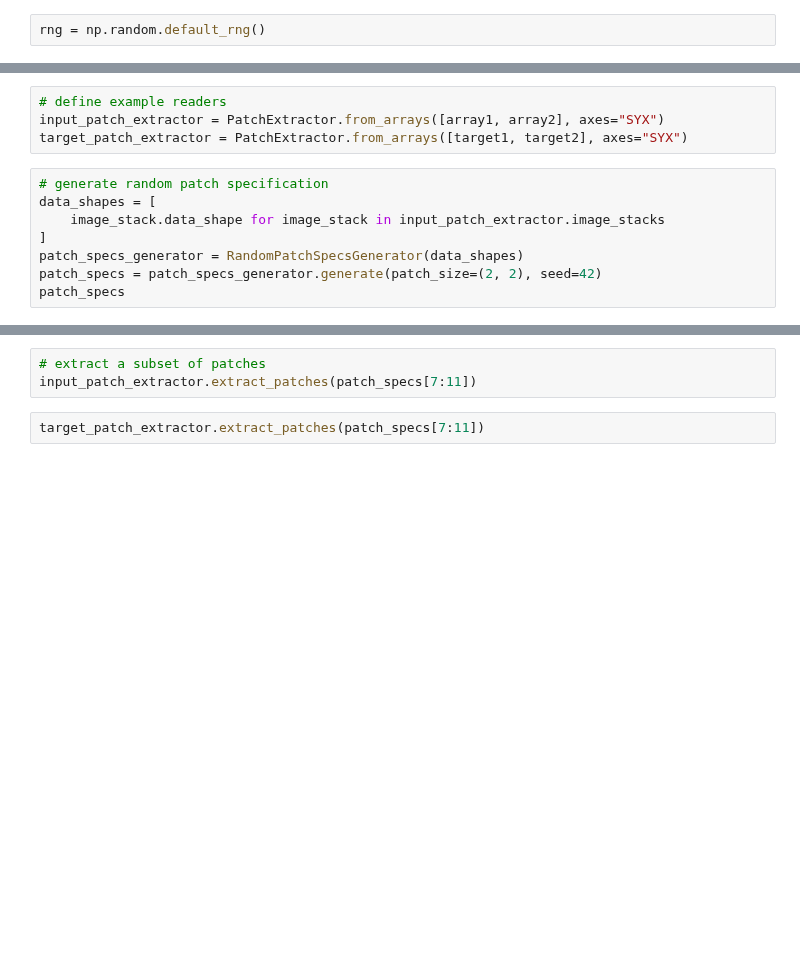
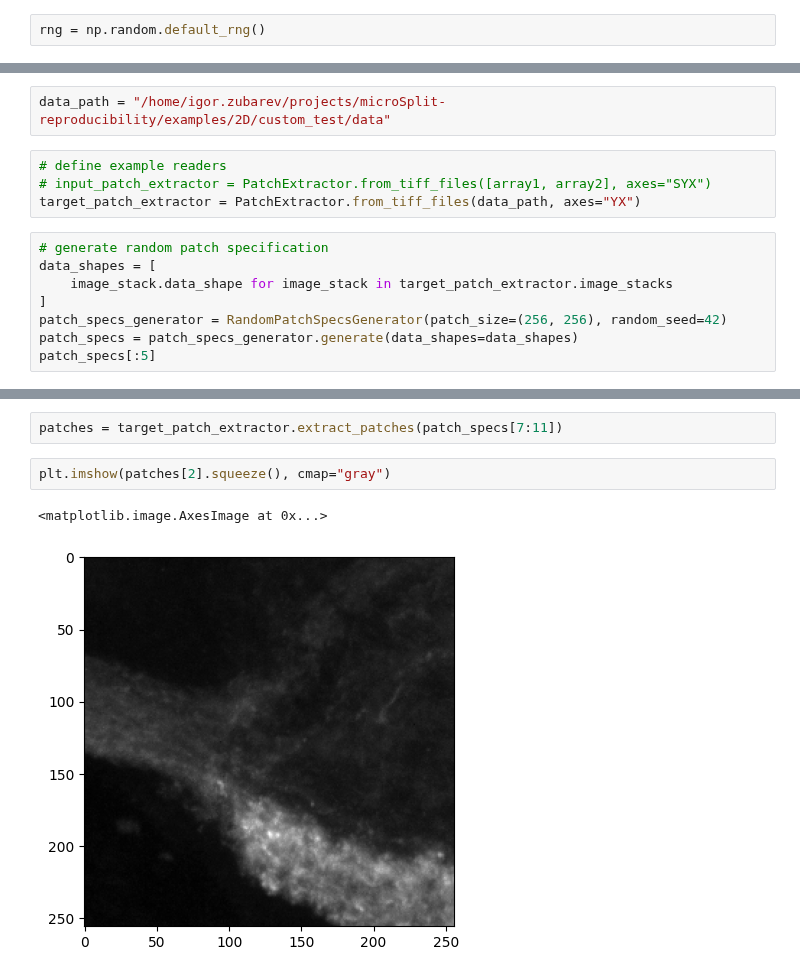
Before and after one commit to CAREamics/careamics, a Jupyter notebook: src/careamics/dataset_ng/demo_patch_extractor.ipynb, the cells around one changed output, grey strips where cells are left out. Cells and saved outputs as stored; diff of their text form; blank space fills up the shorter version.

Commit message:
config + patch_spec

```diff
--- a/src/careamics/dataset_ng/demo_patch_extractor.ipynb
+++ b/src/careamics/dataset_ng/demo_patch_extractor.ipynb
@@ -24,12 +18,14 @@ print(target2)
+# %%
+data_path = "/home/igor.zubarev/projects/microSplit-reproducibility/examples/2D/custom_test/data"
 # %%
 # define example readers
-input_patch_extractor = PatchExtractor.from_arrays([array1, array2], axes="SYX")
-target_patch_extractor = PatchExtractor.from_arrays([target1, target2], axes="SYX")
+# input_patch_extractor = PatchExtractor.from_tiff_files([array1, array2], axes="SYX")
+target_patch_extractor = PatchExtractor.from_tiff_files(data_path, axes="YX")
 # %%
 # generate random patch specification
 data_shapes = [
-    image_stack.data_shape for image_stack in input_patch_extractor.image_stacks
+    image_stack.data_shape for image_stack in target_patch_extractor.image_stacks
 ]
-patch_specs_generator = RandomPatchSpecsGenerator(data_shapes)
-patch_specs = patch_specs_generator.generate(patch_size=(2, 2), seed=42)
-patch_specs
+patch_specs_generator = RandomPatchSpecsGenerator(patch_size=(256, 256), random_seed=42)
+patch_specs = patch_specs_generator.generate(data_shapes=data_shapes)
+patch_specs[:5]
@@ -36,5 +53,7 @@ patch_specs
 # %%
-# extract a subset of patches
-input_patch_extractor.extract_patches(patch_specs[7:11])
+patches = target_patch_extractor.extract_patches(patch_specs[7:11])
-# %%
-target_patch_extractor.extract_patches(patch_specs[7:11])
+# %%
+plt.imshow(patches[2].squeeze(), cmap="gray")
+# %% [output]
+<matplotlib.image.AxesImage at 0x...>
+[figure, added]
```
Also changed, not shown: parts of 5 cells of this notebook, 9 other files.
